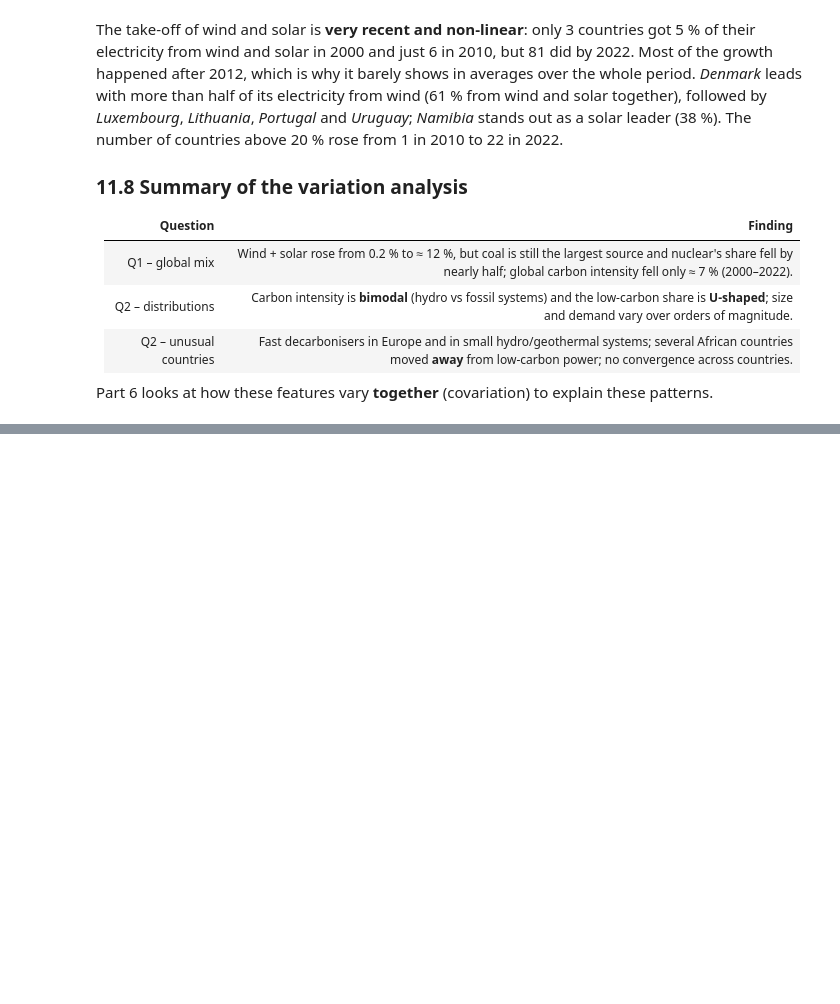
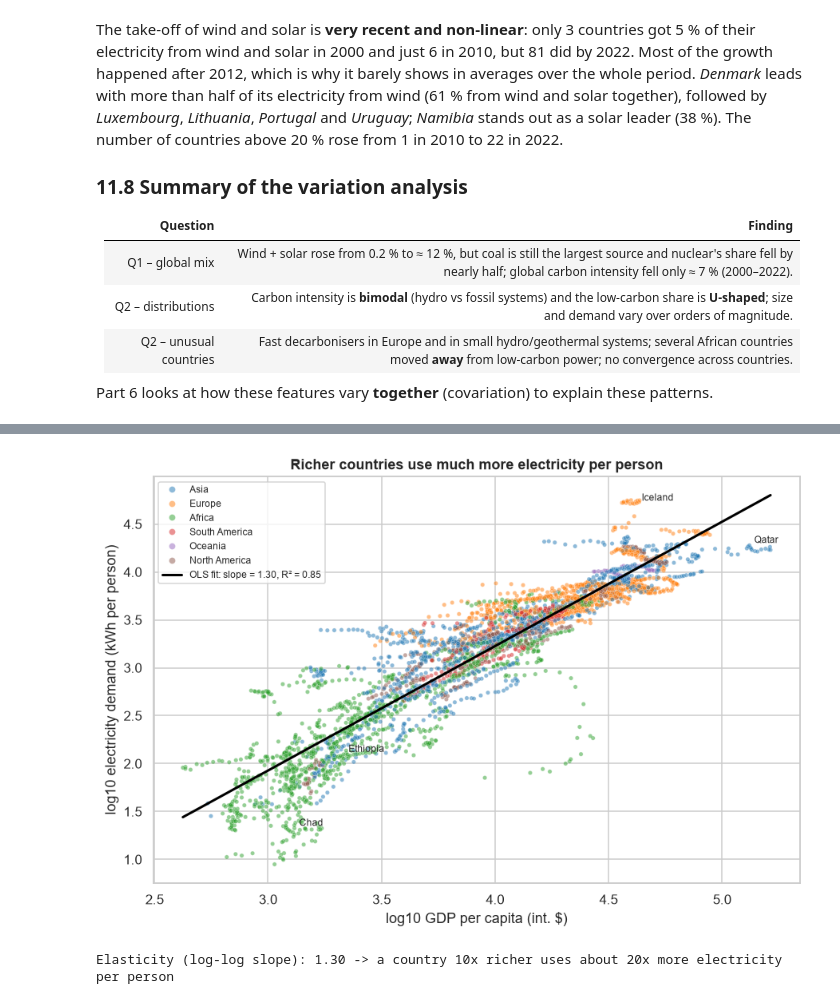
Before and after one commit to Md-Fahad2000/data_exploration_and_preparation_ca1, a Jupyter notebook: Energy_Transition_DEP.ipynb, the cells around one changed output, grey strips where cells are left out. Saved outputs shown, nothing was run; the diff lists cells and outputs as text; code cells hidden in the pictures; blank space fills up the shorter version.

```diff
--- a/Energy_Transition_DEP.ipynb
+++ b/Energy_Transition_DEP.ipynb
@@ -1943,0 +2125,24 @@ Part 6 looks at how these features vary **together** (covariation) to explain th
+# %%
+fit = stats.linregress(eda["log_gdp_per_capita"], eda["log_electricity_demand_per_capita"])
+
+fig, ax = plt.subplots(figsize=(9.5, 6))
+sns.scatterplot(data=eda, x="log_gdp_per_capita", y="log_electricity_demand_per_capita", hue="continent",
+                s=12, alpha=0.5, ax=ax, palette="tab10")
+xs = np.linspace(eda["log_gdp_per_capita"].min(), eda["log_gdp_per_capita"].max(), 50)
+ax.plot(xs, fit.intercept + fit.slope * xs, color="black", lw=2,
+        label=f"OLS fit: slope = {fit.slope:.2f}, R² = {fit.rvalue ** 2:.2f}")
+for name in ["Iceland", "Qatar", "Chad", "Ethiopia"]:
+    row = eda[(eda["country"] == name) & (eda["year"] == 2022)]
+    ax.annotate(name, (row["log_gdp_per_capita"].iloc[0], row["log_electricity_demand_per_capita"].iloc[0]),
+                fontsize=8, xytext=(4, 2), textcoords="offset points")
+ax.set_xlabel("log10 GDP per capita (int. $)"); ax.set_ylabel("log10 electricity demand (kWh per person)")
+ax.set_title("Richer countries use much more electricity per person")
+ax.legend(fontsize=8, markerscale=1.5)
+save_fig(fig, "fig15_wealth_vs_demand")
+plt.show()
+
+print(f"Elasticity (log-log slope): {fit.slope:.2f} -> a country 10x richer uses about "
+      f"{10 ** fit.slope:.0f}x more electricity per person")
+# %% [output]
+[figure, added]
+Elasticity (log-log slope): 1.30 -> a country 10x richer uses about 20x more electricity per person
```
Also changed, not shown: parts of 17 cells of this notebook, 7 other files.
